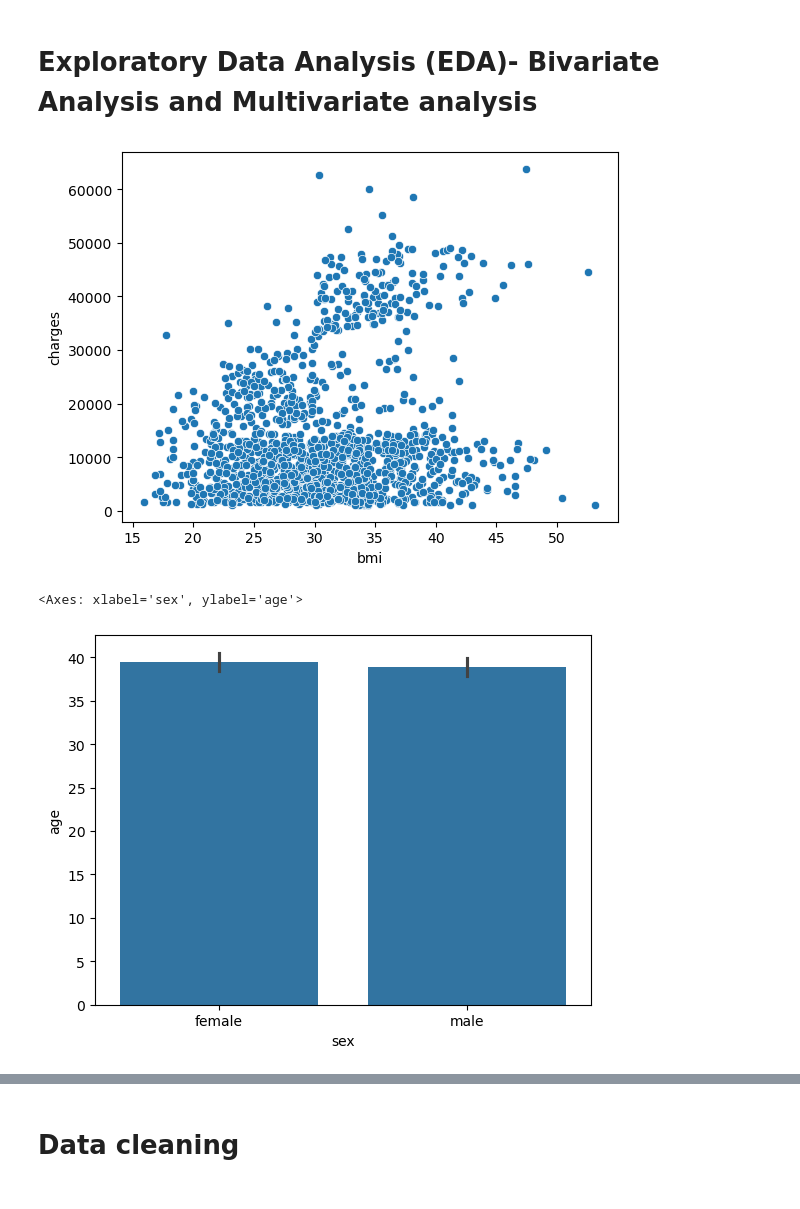
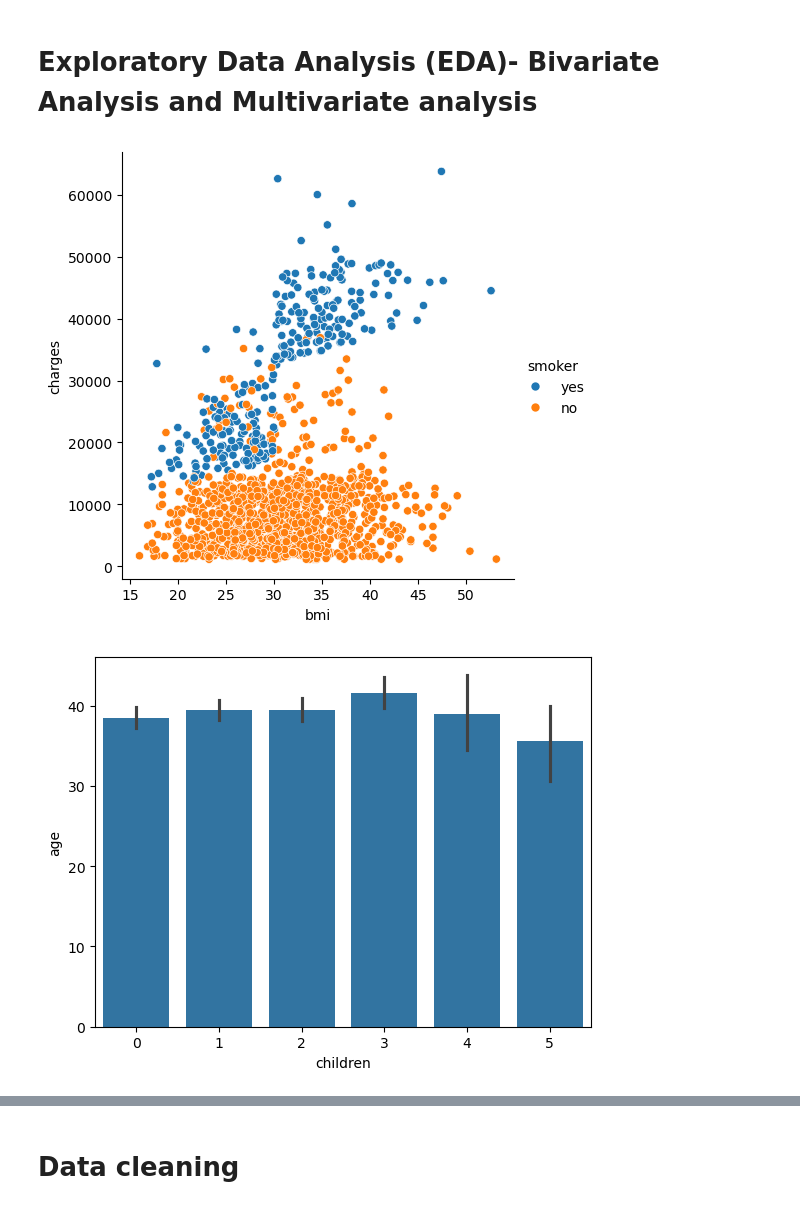
Before and after one commit to Abhinav145/Medical_price_prediction, a Jupyter notebook: Untitled.ipynb, the cells around one changed output, grey strips where cells are left out. Saved outputs shown, nothing was run; the diff lists cells and outputs as text; code cells hidden in the pictures.

Commit message:
data cleaning

```diff
--- a/Untitled.ipynb
+++ b/Untitled.ipynb
@@ -152,13 +152,12 @@ https://gist.github.com/mwaskom/de44147ed2974457ad6372750bbe5751
 # %% [markdown]
  # Exploratory Data Analysis (EDA)- Bivariate Analysis and Multivariate analysis
 # %%
-sns.scatterplot(x=data['bmi'], y=data['charges'])
+sns.relplot(x=data['bmi'], y=data['charges'],hue=data['smoker'])
 plt.show()
 # %% [output]
-[figure, old version]
+[figure, new version]
 # %%
-sns.barplot(x='sex', y='age', data=data)
+sns.barplot(x='children', y='age', data=data)
 plt.show()
 # %% [output]
-<Axes: xlabel='sex', ylabel='age'>
-[figure, old version]
+[figure, new version]
```
Also changed, not shown: parts of 3 cells of this notebook.
